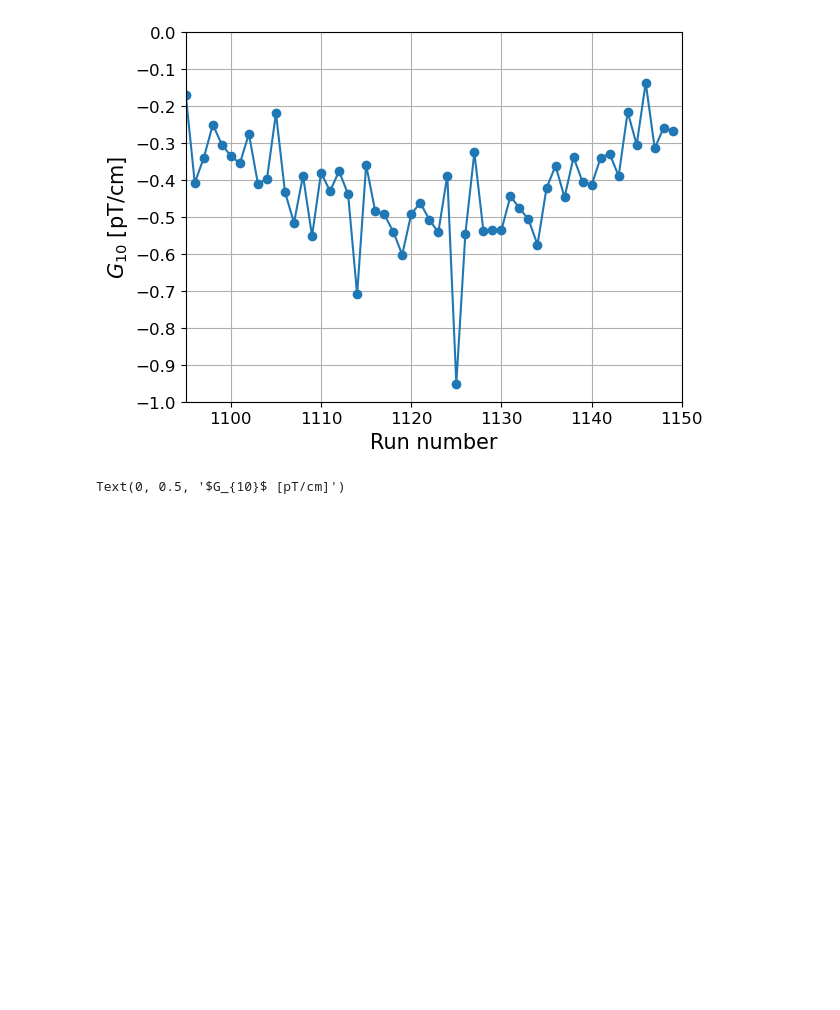
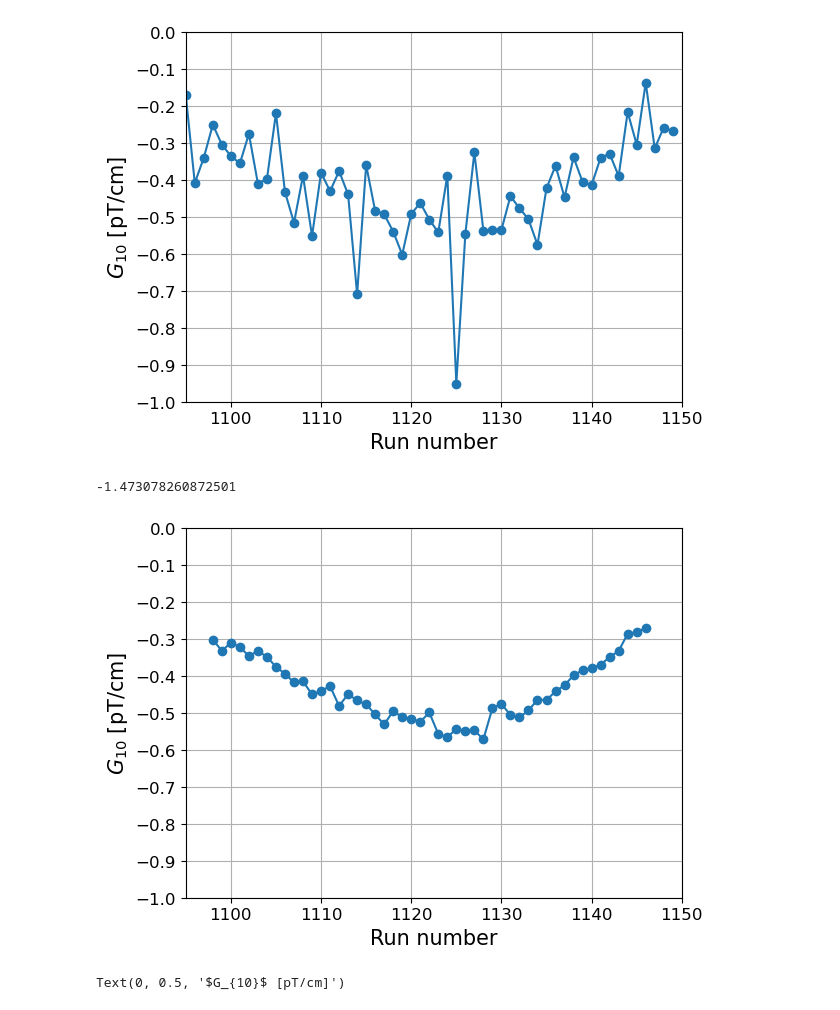
Before and after one commit to bouillaud/n2edm_mapping, a Jupyter notebook: scripts/plotting-G10.ipynb, the cells around one changed output. Drawn from its saved outputs; the diff is of its cells as text; code cells hidden in the pictures; blank space fills up the shorter version.

```diff
--- a/scripts/plotting-G10.ipynb
+++ b/scripts/plotting-G10.ipynb
@@ -40,5 +40,27 @@ plt.savefig("../plots/G10s_runstart1095_runstop1150.pdf")
 # %% [output]
 [figure]
+# %%
+sum(G10s[0:5])
+# %% [output]
+-1.473078260872501
+# %%
+dl = 3
+G10s_smooth = []
+for i in range(dl, 55-dl):
+    G10s_smooth.append(sum(G10s[i-dl:i+dl])/(2*dl))
+# %%
+plt.plot(np.arange(1095+dl, 1150-dl), G10s_smooth, "-o")
+plt.grid()
+
+plt.ylim(-1, 0)
+plt.yticks(np.arange(-1, 0.1, 0.1))
+plt.xlim(1095, 1150)
+
+plt.xlabel("Run number")
+plt.ylabel(r"$G_{10}$ [pT/cm]")
+# plt.savefig("../plots/G10s_runstart1095_runstop1150_avg5runs.pdf")
+# %% [output]
+[figure, added]
 # %%
 plt.plot(runs, G10s3, "-o")
 plt.grid()
```
Also changed, not shown: parts of 1 cell of this notebook, 1 other file.
